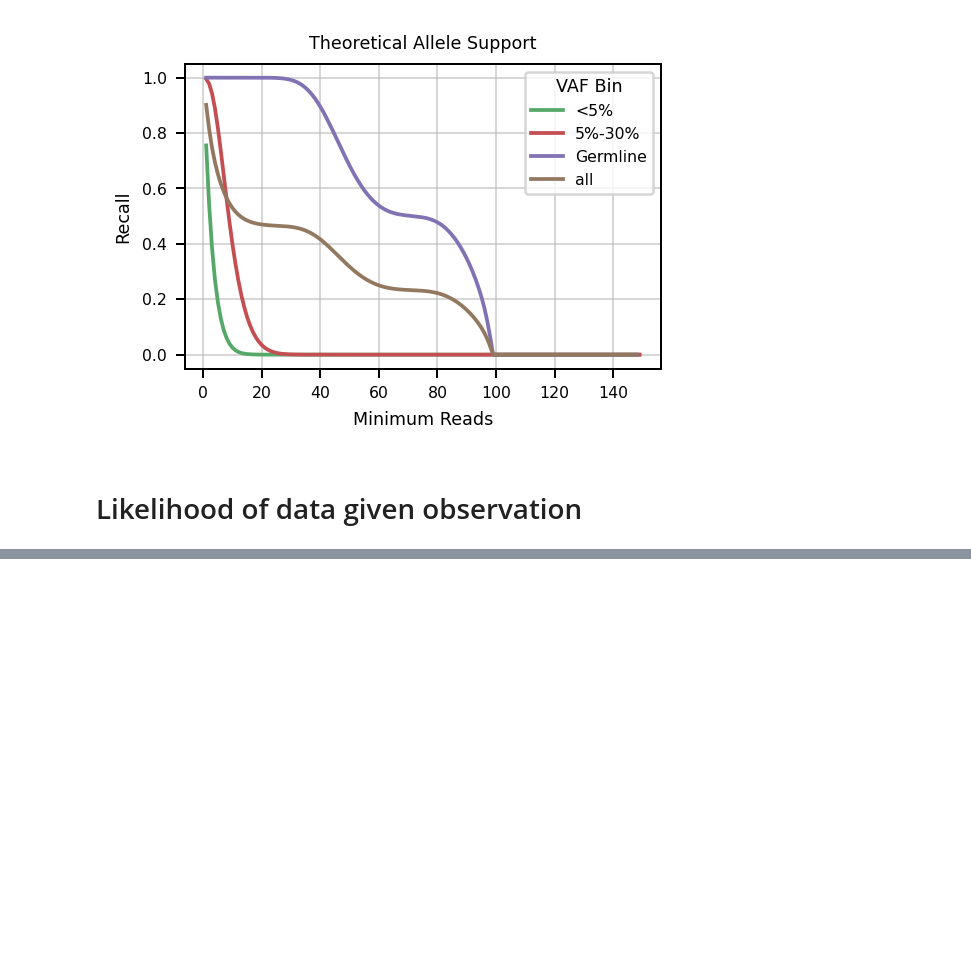
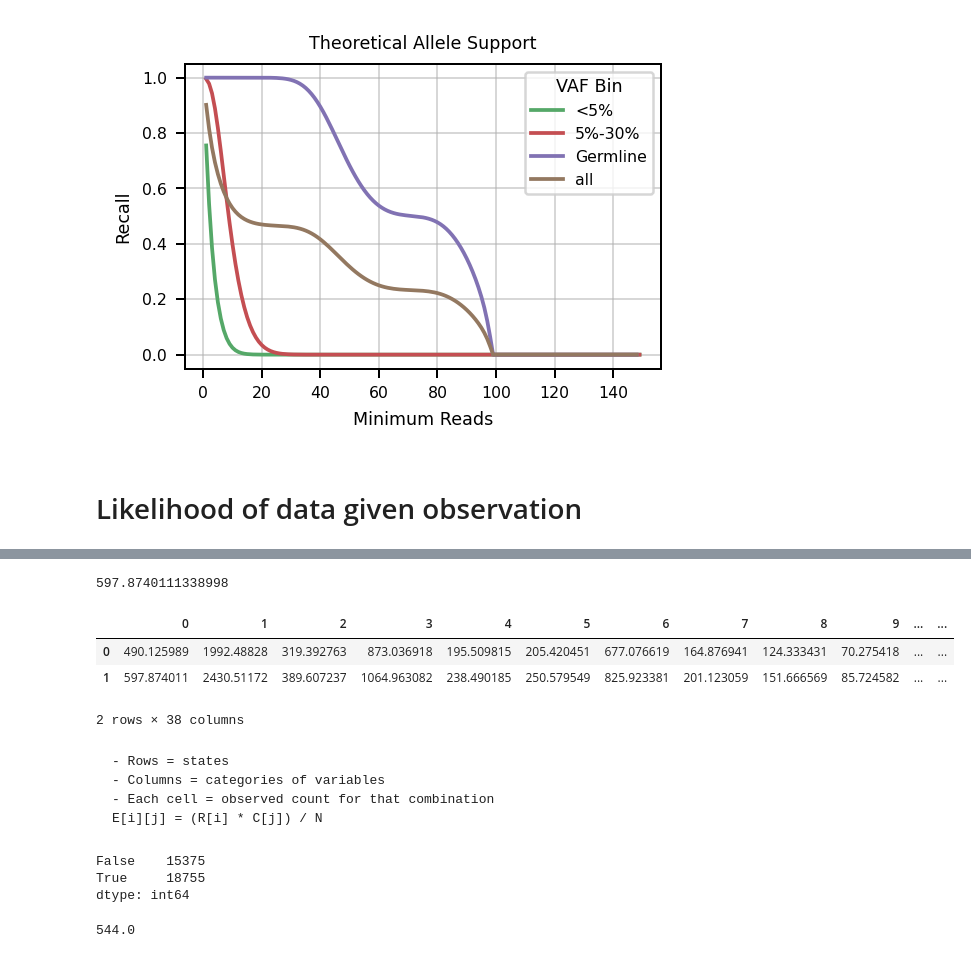
Before and after one commit to BCM-HGSC/SMaHT_MIMS, a Jupyter notebook: coverage_calculator/ModelingVAFx.ipynb, the cells around one changed output, grey strips where cells are left out. Drawn from its saved outputs; the diff is of its cells as text; code cells hidden in the pictures; blank space fills up the shorter version.

````diff
--- a/coverage_calculator/ModelingVAFx.ipynb
+++ b/coverage_calculator/ModelingVAFx.ipynb
@@ -406,0 +451,28 @@ result.to_csv("log-likelihood.tsv", sep='\t', index=False)
+# %%
+r_total[1] * c_total[0] / gtotal
+# %% [output]
+597.8740111338998
+# %%
+pd.DataFrame(exp)
+# %% [output]
+|  | 0 | 1 | 2 | 3 | 4 | 5 | 6 | 7 | 8 | 9 | ... | ... |
+| 0 | 490.125989 | 1992.48828 | 319.392763 | 873.036918 | 195.509815 | 205.420451 | 677.076619 | 164.876941 | 124.333431 | 70.275418 | ... | ... |
+| 1 | 597.874011 | 2430.51172 | 389.607237 | 1064.963082 | 238.490185 | 250.579549 | 825.923381 | 201.123059 | 151.666569 | 85.724582 | ... | ... |
+2 rows × 38 columns
+# %% [markdown]
+```
+- Rows = states
+- Columns = categories of variables
+- Each cell = observed count for that combination
+E[i][j] = (R[i] * C[j]) / N
+```
+# %%
+cont_obs.sum(axis=1)
+# %% [output]
+False    15375
+True     18755
+dtype: int64
+# %%
+(414 + 674) / (2)
+# %% [output]
+544.0
````
Also changed, not shown: parts of 12 cells of this notebook, 2 other files.
